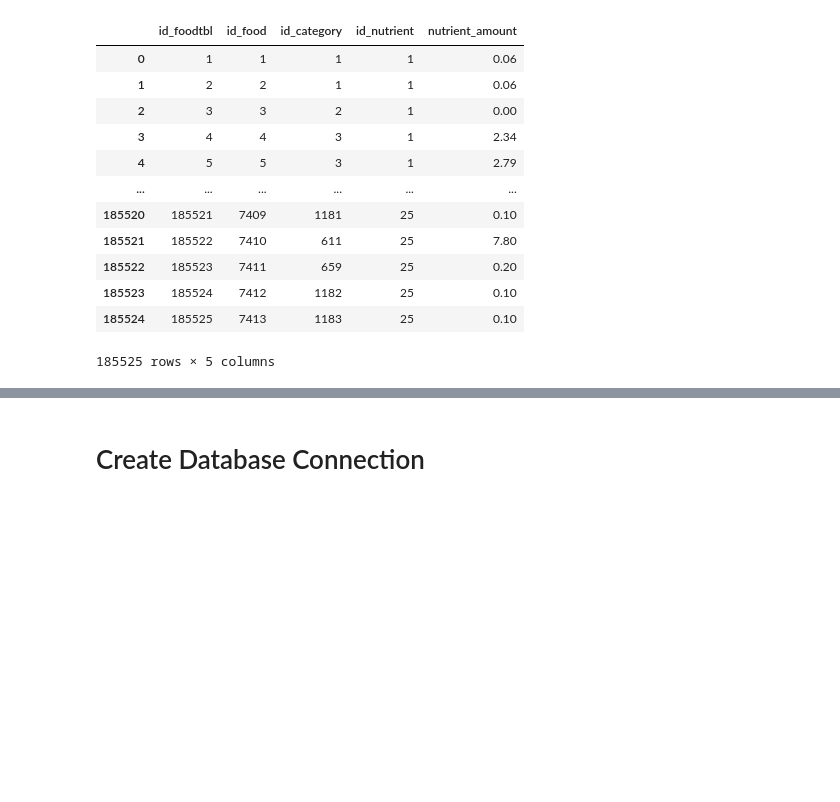
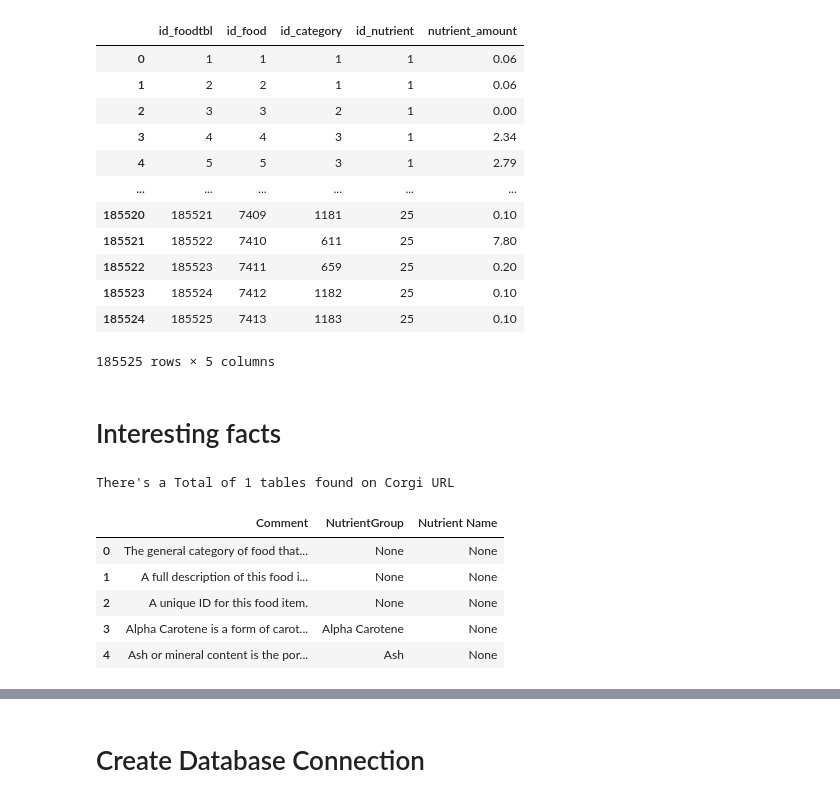
Before and after one commit to CristyCarmona/Project_FoodAnalysis, a Jupyter notebook: ETL.ipynb, the cells around one changed output, grey strips where cells are left out. Drawn from its saved outputs; the diff is of its cells as text; code cells hidden in the pictures; blank space fills up the shorter version.

```diff
--- a/ETL.ipynb
+++ b/ETL.ipynb
@@ -234,3 +234,52 @@ food_tbl
 | 185523 | 185524 | 7412 | 1182 | 25 | 0.10 |
 | 185524 | 185525 | 7413 | 1183 | 25 | 0.10 |
 185525 rows × 5 columns
+# %% [markdown]
+# Interesting facts
+# %%
+#Extract HTML tables into DataFrames
+html_link = "https://corgis-edu.github.io/corgis/csv/food/"
+corgi=pd.read_html(html_link)
+
+total_tables_found=len(corgi)
+print(f"There's a Total of {total_tables_found} tables found on Corgi URL")
+# %% [output]
+There's a Total of 1 tables found on Corgi URL
+# %%
+#Create a Table to Manipulate for end Result
+corgi_df=corgi[0]
+corgi_df=corgi_df.drop(columns=['List of...', 'Example Value'])
+# new data frame with split value columns
+new = corgi_df["Key"].str.split(".", n = 1, expand = True)
+
+# making separate first name column from new data frame
+corgi_df["Key1"]= new[0]
+
+# making separate last name column from new data frame
+corgi_df["Key 2"]= new[1]
+
+# Dropping old Name columns
+corgi_df.drop(columns =["Key"], inplace = True)
+
+# new data frame with split value columns
+new = corgi_df["Key 2"].str.split(".", n = 1, expand = True)
+
+# making separate first name column from new data frame
+corgi_df["NutrientGroup"]= new[0]
+
+# making separate last name column from new data frame
+corgi_df["Nutrient Name"]= new[1]
+
+# Dropping old Name columns
+corgi_df.drop(columns =["Key1"], inplace = True)
+corgi_df.drop(columns =["Key 2"], inplace = True)
+
+# df display
+corgi_df.head()
+# %% [output]
+|  | Comment | NutrientGroup | Nutrient Name |
+| 0 | The general category of food that... | None | None |
+| 1 | A full description of this food i... | None | None |
+| 2 | A unique ID for this food item. | None | None |
+| 3 | Alpha Carotene is a form of carot... | Alpha Carotene | None |
+| 4 | Ash or mineral content is the por... | Ash | None |
```
Also changed, not shown: parts of 3 cells of this notebook.
